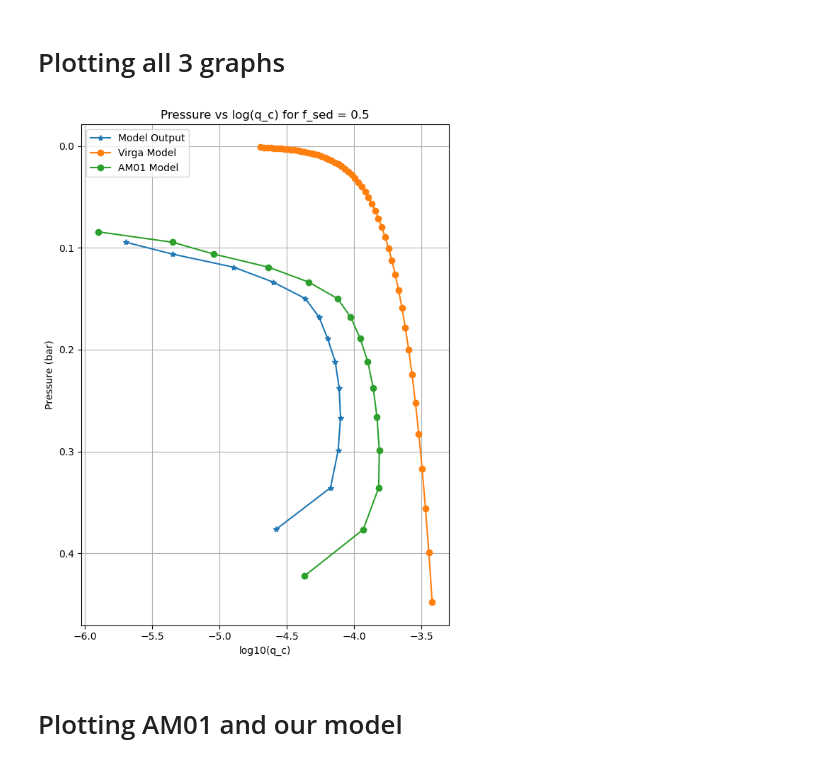
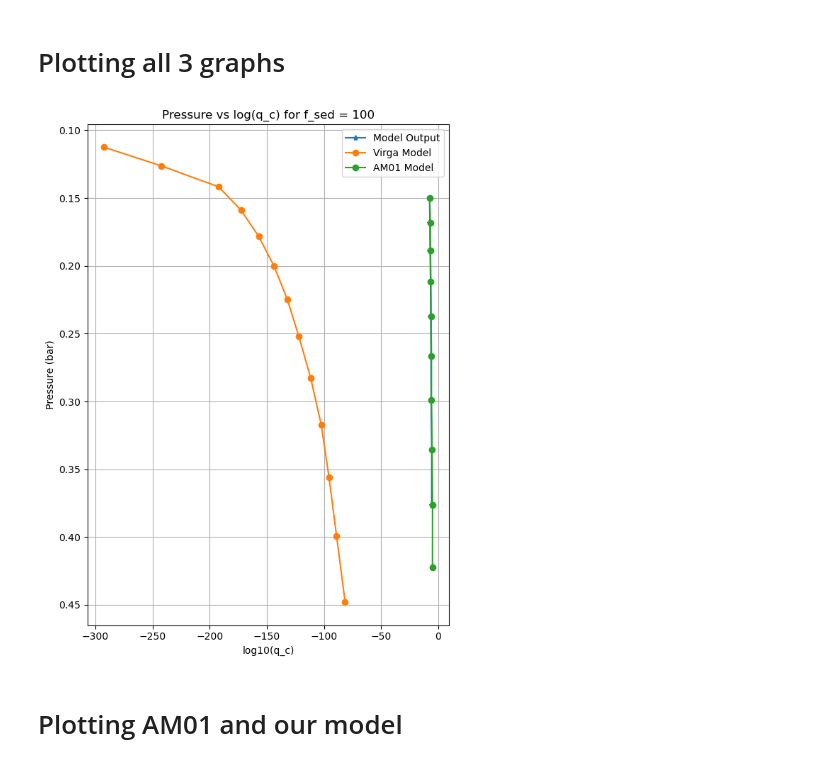
Before and after one commit to soumi-mandal1903/cloud_model, a Jupyter notebook: jupyter/new_eddysed.ipynb, the cells around one changed output. Cells and saved outputs as stored; diff of their text form; code cells hidden in the pictures.

```diff
--- a/jupyter/new_eddysed.ipynb
+++ b/jupyter/new_eddysed.ipynb
@@ -1130,7 +1130,7 @@ NameError: name 'eddysed' is not defined
 # %%
 gravity, T_eff, num_layer_edges, p_layer_edges, t_layer_edges, z_layer_edges, num_layers,  p_layers, t_layers, z_layers, chf, dlnp_layers, lapse_ratio = read_voyager_lh("/home/sansar1/Codes/cloud_model/input/profiles/voyager.input")
 # %%
-f_sed = 0.5
+f_sed = 100
 sig = np.ones(num_layers)
 kz, lhf, qt, qc, ndz, rg, reff, rw = eddysed_lh(gravity, T_eff, num_layers, sig, f_sed, z_layers, p_layers, t_layers, dlnp_layers, chf, lapse_ratio, gas_name="NH3", gas_mmr=1.34e-4, mw_atmos=2.2, rho_p=0.84)
 # %% [output]
@@ -1142,6 +1142,6 @@ condensate path = 6.59701388874339e-05 g/m^2
 # %%
 # Read voyager_frain1_sig2.out
-file = "/home/sansar1/Codes/cloud_model/output/voyager_frain0.5_sig2.out"
+file = "/home/sansar1/Codes/cloud_model/output/voyager_frain100_sig2.out"
 voyager = []
 with open(file, "r") as f:
     lines = f.readlines()
@@ -1266,10 +1266,10 @@ data = np.column_stack((t, p, z, mixl, kz, chf*np.ones_like(t)))
 columns = ['temperature', 'pressure', 'altitude', 'mixing_length', 'kz', 'chf']
 df = pd.DataFrame(data, columns=columns)
 
-atmos = jdi.Atmosphere(['NH3'], fsed=0.5)
+atmos = jdi.Atmosphere(['NH3'], fsed=100)
 cmps2 = u.cm / u.s**2
 atmos.gravity(gravity=gravity, gravity_unit=cmps2)
-atmos.ptk(df=df, Teff=T_eff, convective_overshoot=1/3)
+atmos.ptk(df=df, Teff=T_eff, convective_overshoot=1/3, latent_heat = True)
 
 output_virga = jdi.compute(atmo=atmos, directory='/home/sansar1/Codes/cloud_model/input/optics')
 # %% [markdown]
@@ -1277,26 +1277,26 @@ output_virga = jdi.compute(atmo=atmos, directory='/home/sansar1/Codes/cloud_mode
 # %%
 qc_virga = output_virga['condensate_mmr']
 P_virga = output_virga['pressure']
 
 # Limit P_virga and qc_virga arrays
 P_virga = P_virga[P_virga <= 0.45]
 qc_virga = qc_virga[:len(P_virga)]
 
 plt.figure(figsize=(6, 8))
 plt.plot(np.log10(qc), p_layers, marker='*',label='Model Output')
 plt.plot(np.log10(qc_virga), P_virga, marker='o', label='Virga Model')
 plt.plot(np.log10(voyager[:,4]), voyager[:,1]*(10**(-6)), marker='o' ,label='AM01 Model')
 
 plt.gca().invert_yaxis()  # invert pressure axis
 plt.xlabel("log10(q_c)")
 plt.ylabel("Pressure (bar)")  # assuming pressure in bar (confirm units)
-plt.title("Pressure vs log(q_c) for f_sed = 0.5")
+plt.title("Pressure vs log(q_c) for f_sed = 100")
 plt.grid(True)
 plt.legend()
 plt.tight_layout()
 plt.show()
 # %% [output]
-[figure, old version]
+[figure, new version]
 # %% [markdown]
 # Plotting AM01 and our model
 # %%
```
Also changed, not shown: parts of 2 cells of this notebook, 1 other file.
